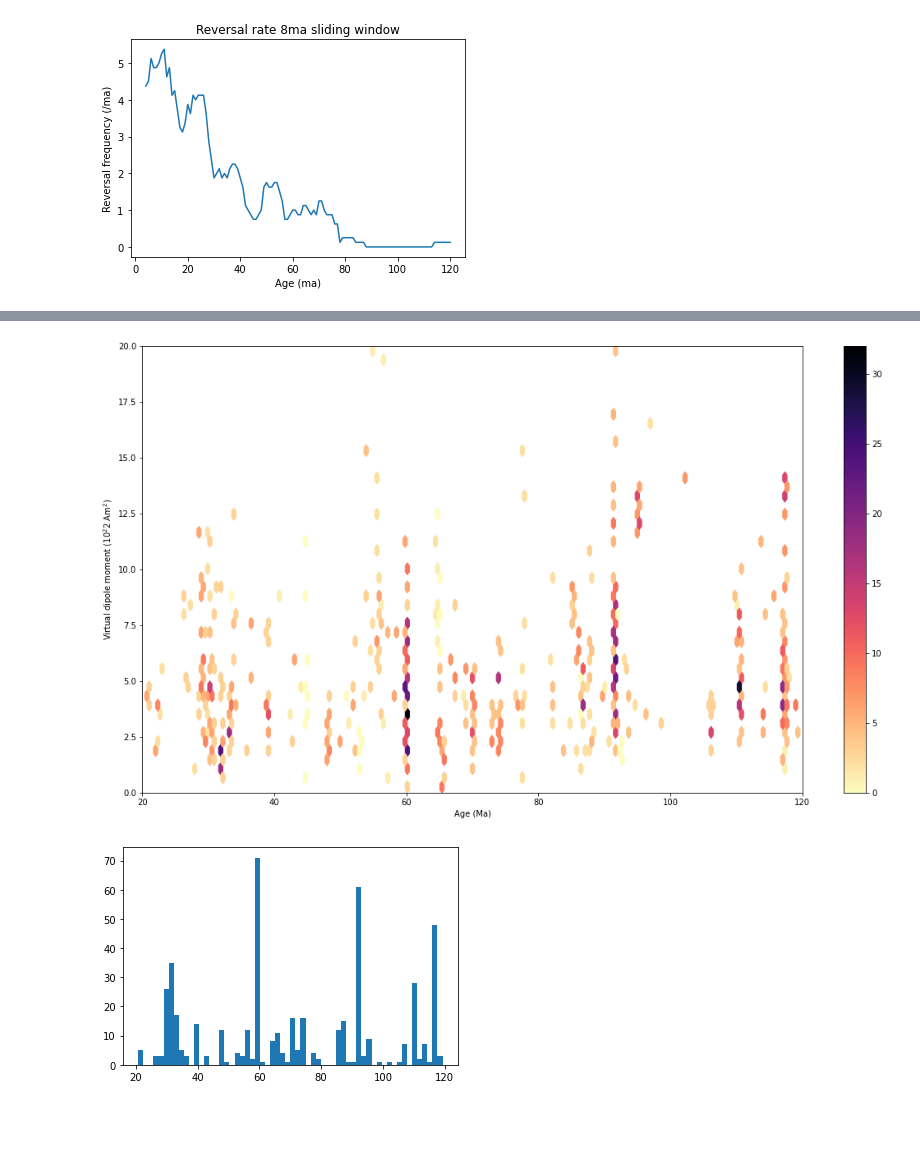
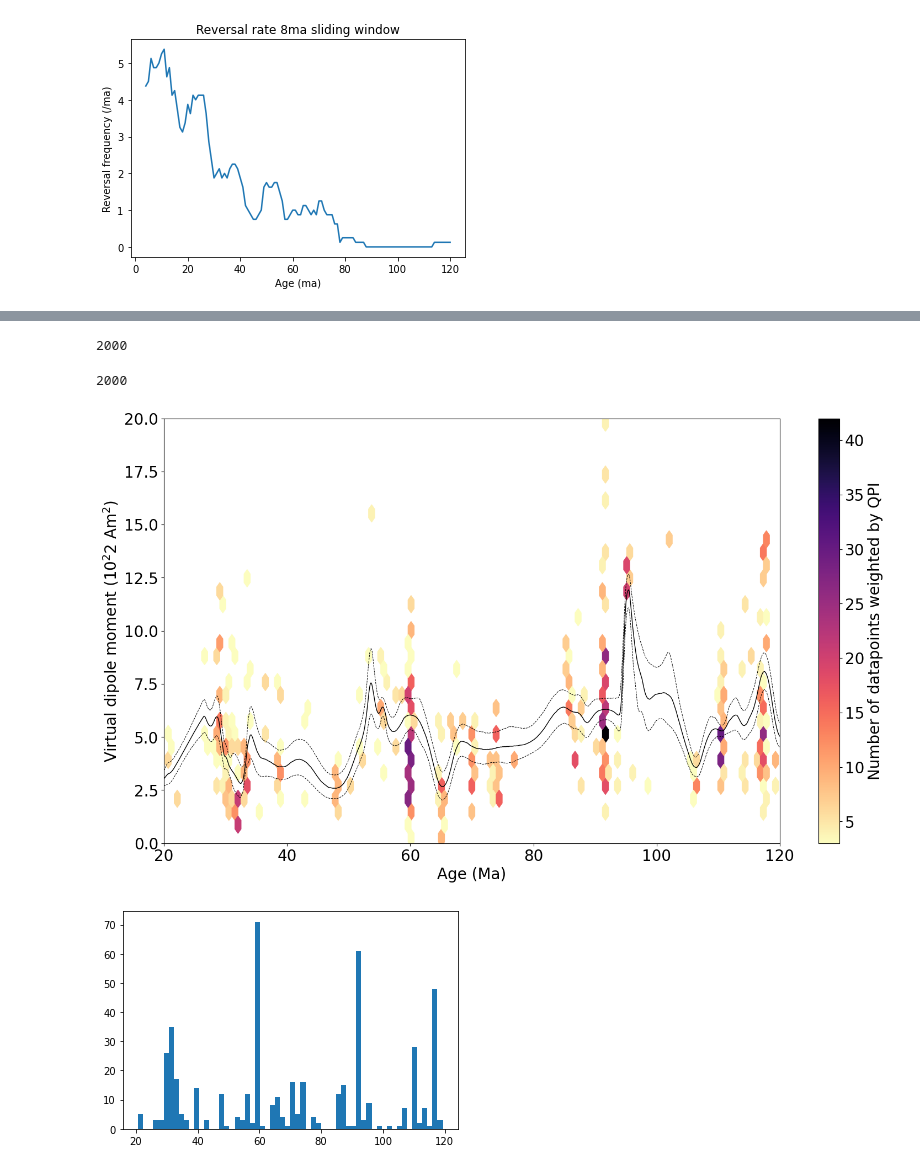
Before and after one commit to MurrayJaneMary/Stochastic, a Jupyter notebook: Analyse PINT and GPTS data.ipynb, the cells around one changed output, grey strips where cells are left out. Cells and saved outputs as stored; diff of their text form; code cells hidden in the pictures; blank space fills up the shorter version.

Commit message:
Include Mcadam model

```diff
--- a/Analyse PINT and GPTS data.ipynb
+++ b/Analyse PINT and GPTS data.ipynb
@@ -76,5 +74,9 @@ def calc_rev_freq(lowerAgeLimit, upperAgeLimit, plot=True):
     print(reversalList)
     return reversalFreq
 # %%
-calc_rev_freq(14,16)
+font = {'family' : 'DejaVu Sans',
+        'weight' : 'normal',
+        'size'   : 20}
+plt.rc('font', **font)
+calc_rev_freq(52,62)
 # %% [output]
@@ -224,5 +228,10 @@ revFreqsdf
 # %%
 fig = plt.figure(figsize=(18, 10))
+font = {'family' : 'DejaVu Sans',
+        'weight' : 'normal',
+        'size'   : 20}
+
+plt.rc('font', **font)
 plt.plot(ages, revFreqs)
 plt.title('Reversal rate with 10 Ma sliding window')
 plt.xlabel('Age (Ma)')
@@ -301,4 +312,3 @@ plt.show()
 # %%
-x = PINTselected['AGE']
-y = PINTselected['allVDM']
-mymodel = np.poly1d(np.polyfit(x, y, 2))
+MCADAM = pd.read_excel('mcadam-bono-et-al\\MCADAM_Bono_et_al\\MCADAMv1b.xlsx', index_col='timestep')
+MCADAM
@@ -332,15 +330,32 @@ PINTnans
+# %%
+MCADAMselected = MCADAM[(MCADAM.age>=lowerAgeLimit) & (MCADAM.age<=upperAgeLimit)]
+# %%
+len(MCADAMselected['50%'])
+# %% [output]
+2000
+# %%
+len(MCADAMselected['age'])
+# %% [output]
+2000
 # %%
 fig = plt.figure(figsize=(18, 10))
+font = {'family' : 'DejaVu Sans',
+        'weight' : 'normal',
+        'size'   : 20}
+plt.rc('font', **font)
 plt.hexbin(PINTselected['AGE'], PINTselected['allVDM'], C=PINTselected['QPI'], reduce_C_function=np.sum,
-           gridsize=(150,150), cmap=plt.cm.magma_r)
-plt.colorbar()
+           gridsize=(100,100), cmap=plt.cm.magma_r)
+plt.colorbar(label='Number of datapoints weighted by QPI')
 plt.ylim(0, 20)
 plt.xlim(20, 120)
 plt.xlabel('Age (Ma)')
 plt.ylabel('Virtual dipole moment ($10^22$ Am$^2$)')
+plt.plot(MCADAMselected.age, MCADAMselected['50%'], 'k-', linewidth=1)
+plt.plot(MCADAMselected.age, MCADAMselected['25%'], 'k--', linewidth=0.7)
+plt.plot(MCADAMselected.age, MCADAMselected['75%'], 'k--', linewidth=0.7)
 plt.show()
 # %% [output]
-[figure, old version]
+[figure, new version]
 # %%
 plt.hist(PINTselected['AGE'], bins = 60)
 plt.show()
```
Also changed, not shown: parts of 18 cells of this notebook, 7 other files.
